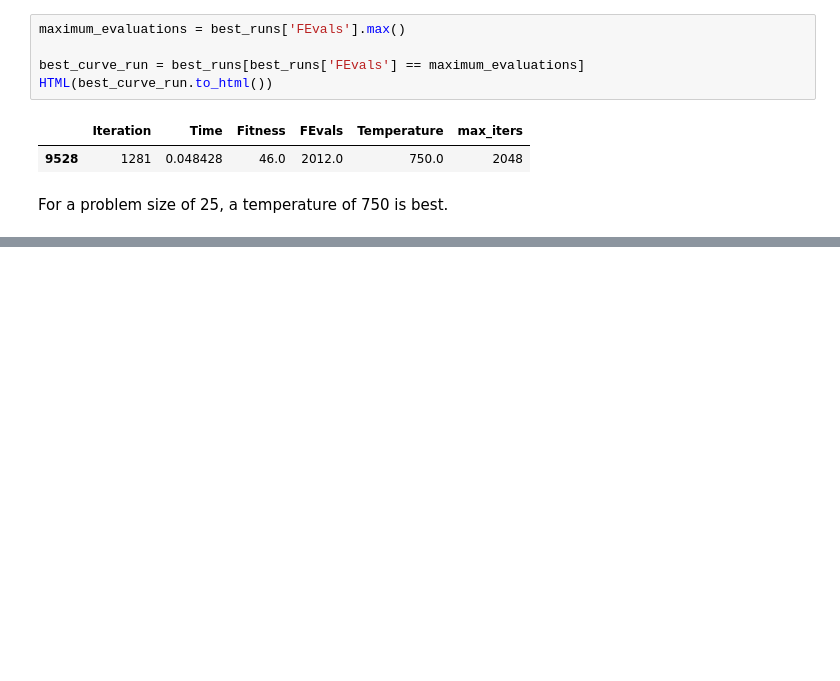
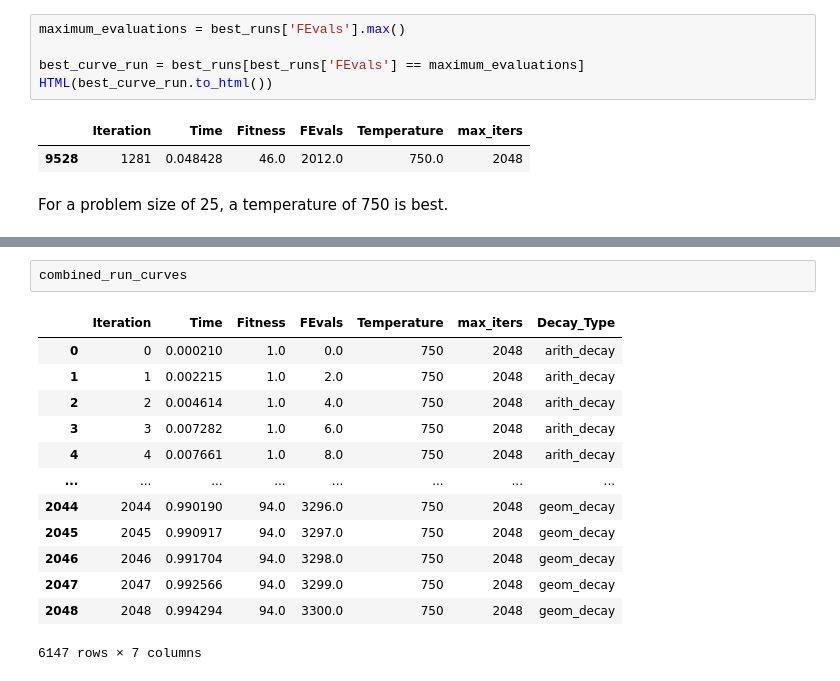
Before and after one commit to melodyyu/cs7641-a2-optimization, a Jupyter notebook: 4peaks_optimization.ipynb, the cells around one changed output, grey strips where cells are left out. Drawn from its saved outputs; the diff is of its cells as text; blank space fills up the shorter version.

```diff
--- a/4peaks_optimization.ipynb
+++ b/4peaks_optimization.ipynb
@@ -838,0 +996,16 @@ For a problem size of 25, a temperature of 750 is best.
+# %%
+combined_run_curves
+# %% [output]
+|  | Iteration | Time | Fitness | FEvals | Temperature | max_iters | Decay_Type |
+| 0 | 0 | 0.000210 | 1.0 | 0.0 | 750 | 2048 | arith_decay |
+| 1 | 1 | 0.002215 | 1.0 | 2.0 | 750 | 2048 | arith_decay |
+| 2 | 2 | 0.004614 | 1.0 | 4.0 | 750 | 2048 | arith_decay |
+| 3 | 3 | 0.007282 | 1.0 | 6.0 | 750 | 2048 | arith_decay |
+| 4 | 4 | 0.007661 | 1.0 | 8.0 | 750 | 2048 | arith_decay |
+| ... | ... | ... | ... | ... | ... | ... | ... |
+| 2044 | 2044 | 0.990190 | 94.0 | 3296.0 | 750 | 2048 | geom_decay |
+| 2045 | 2045 | 0.990917 | 94.0 | 3297.0 | 750 | 2048 | geom_decay |
+| 2046 | 2046 | 0.991704 | 94.0 | 3298.0 | 750 | 2048 | geom_decay |
+| 2047 | 2047 | 0.992566 | 94.0 | 3299.0 | 750 | 2048 | geom_decay |
+| 2048 | 2048 | 0.994294 | 94.0 | 3300.0 | 750 | 2048 | geom_decay |
+6147 rows × 7 columns
```
Also changed, not shown: parts of 10 cells of this notebook.
